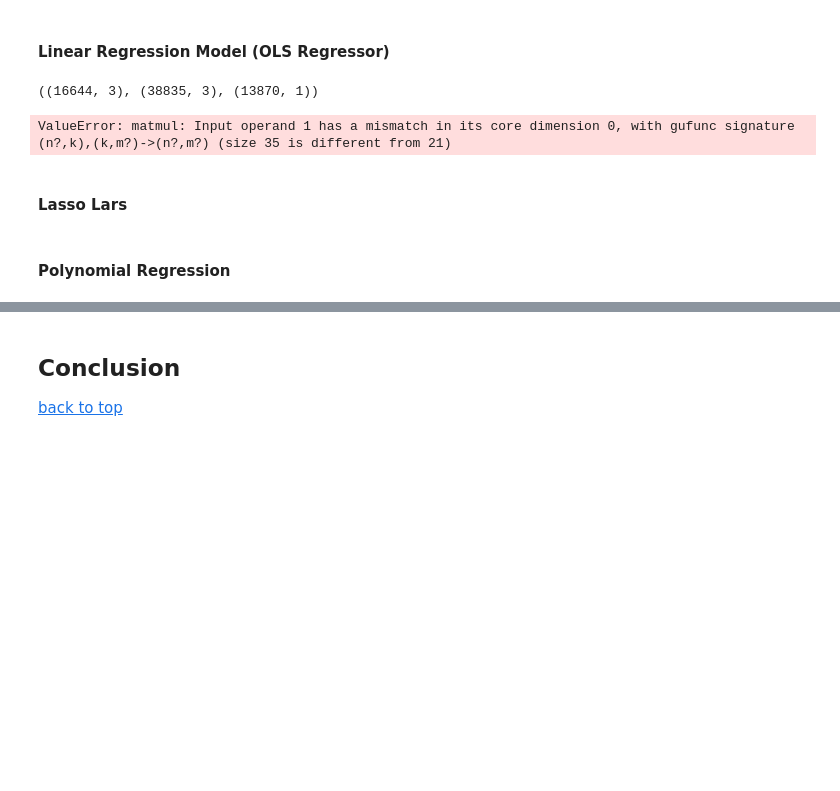
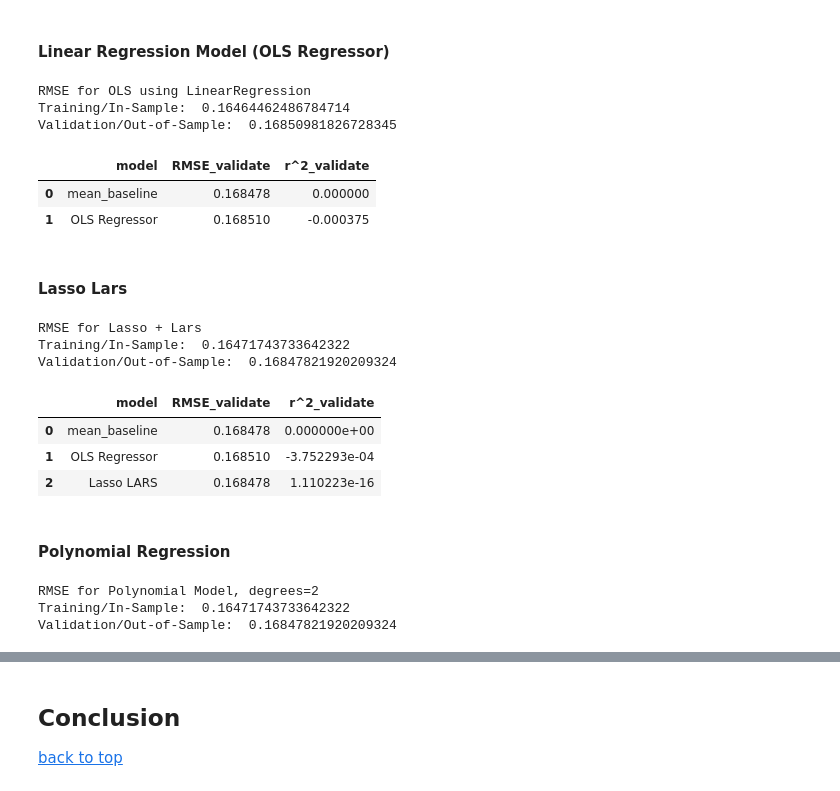
Before and after one commit to B-G-Clustering/zillow-clustering-project, a Jupyter notebook: Final_Notebook.ipynb, the cells around one changed output, grey strips where cells are left out. Drawn from its saved outputs; the diff is of its cells as text; code cells hidden in the pictures; blank space fills up the shorter version.

```diff
--- a/Final_Notebook.ipynb
+++ b/Final_Notebook.ipynb
@@ -866,45 +888,50 @@ metric_df = pd.DataFrame(data=[{
     'r^2_validate': explained_variance_score(y_validate.logerror, y_validate.logerror_pred_mean)}])
 # %% [markdown]
 #### Linear Regression Model (OLS Regressor)
-# %%
-y_validate.shape, y_train.shape, y_test.shape
-# %% [output]
-((16644, 3), (38835, 3), (13870, 1))
+# %%
+# Creating dataframe of cluster_location_1 for modeling
+X_train_cl1 = pd.DataFrame(X_train.cluster_location_1)
+X_validate_cl1 = pd.DataFrame(X_validate.cluster_location_1)
+X_test_cl1 = pd.DataFrame(X_test.cluster_location_1)
 # %%
-# make the thing
-#
+#make the thing
 lm = LinearRegression(normalize=True)
-
 # fit the model to our training data. We must specify the column in y_train,
 # since we have converted it to a dataframe from a series!
 
-lm.fit(X_train, y_train.logerror)
+lm.fit(X_train_cl1, y_train.logerror)
 
 # predict train
 #
 # use the thing!
 #
-y_train['logerror_pred_lm'] = lm.predict(X_train)
+y_train['logerror_pred_lm'] = lm.predict(X_train_cl1)
 
 # evaluate: rmse
 rmse_train = mean_squared_error(y_train.logerror, y_train.logerror_pred_lm) ** (1/2)
 
 # predict validate
-y_validate['logerror_pred_lm'] = lm.predict(X_validate)
+y_validate['logerror_pred_lm'] = lm.predict(X_validate_cl1)
 
 # evaluate: rmse
-rmse_validate = mean_squared_error(y_validate.logerror, y_validate.logerror_pred_lm) ** (1/2)
+rmse_validate_ols = mean_squared_error(y_validate.logerror, y_validate.logerror_pred_lm) ** (1/2)
 
 print("RMSE for OLS using LinearRegression\nTraining/In-Sample: ", rmse_train,
-      "\nValidation/Out-of-Sample: ", rmse_validate)
+      "\nValidation/Out-of-Sample: ", rmse_validate_ols)
 # %% [output]
-ValueError: matmul: Input operand 1 has a mismatch in its core dimension 0, with gufunc signature (n?,k),(k,m?)->(n?,m?) (size 35 is different from 21)
+RMSE for OLS using LinearRegression
+Training/In-Sample:  0.16464462486784714
+Validation/Out-of-Sample:  0.16850981826728345
 # %%
 metric_df = metric_df.append({
     'model': 'OLS Regressor',
-    'RMSE_validate': rmse_validate,
+    'RMSE_validate': rmse_validate_ols,
     'r^2_validate': explained_variance_score(y_validate.logerror, y_validate.logerror_pred_lm)}, ignore_index=True)
 metric_df
+# %% [output]
+|  | model | RMSE_validate | r^2_validate |
+| 0 | mean_baseline | 0.168478 | 0.000000 |
+| 1 | OLS Regressor | 0.168510 | -0.000375 |
 # %% [markdown]
 #### Lasso Lars
 # %%
@@ -913,28 +940,37 @@ lars = LassoLars(alpha=1)
 
 # fit the model to our training data. We must specify the column in y_train,
 # since we have converted it to a dataframe from a series!
-lars.fit(X_train_scaled, y_train.logerror)
+lars.fit(X_train_cl1, y_train.logerror)
 
 # predict train
-y_train['logerror_pred_lars'] = lars.predict(X_train_scaled)
+y_train['logerror_pred_lars'] = lars.predict(X_train_cl1)
 
 # evaluate: rmse
 rmse_train = mean_squared_error(y_train.logerror, y_train.logerror_pred_lars) ** (1/2)
 
 # predict validate
-y_validate['logerror_pred_lars'] = lars.predict(X_validate_scaled)
+y_validate['logerror_pred_lars'] = lars.predict(X_validate_cl1)
 
 # evaluate: rmse
-rmse_validate = mean_squared_error(y_validate.logerror, y_validate.logerror_pred_lars) ** (1/2)
+rmse_validate_lars = mean_squared_error(y_validate.logerror, y_validate.logerror_pred_lars) ** (1/2)
 
 print("RMSE for Lasso + Lars\nTraining/In-Sample: ", rmse_train,
-      "\nValidation/Out-of-Sample: ", rmse_validate)
+      "\nValidation/Out-of-Sample: ", rmse_validate_lars)
+# %% [output]
+RMSE for Lasso + Lars
+Training/In-Sample:  0.16471743733642322
+Validation/Out-of-Sample:  0.16847821920209324
 # %%
 metric_df = metric_df.append({
-    'model': 'Lasso Lars',
-    'RMSE_validate': rmse_validate,
-    'r^2_validate': explained_variance_score(y_validate.logerror, y_validate.logerror_pred_lm)}, ignore_index=True)
+    'model': 'Lasso LARS',
+    'RMSE_validate': rmse_validate_lars,
+    'r^2_validate': explained_variance_score(y_validate.logerror, y_validate.logerror_pred_lars)}, ignore_index=True)
 metric_df
+# %% [output]
+|  | model | RMSE_validate | r^2_validate |
+| 0 | mean_baseline | 0.168478 | 0.000000e+00 |
+| 1 | OLS Regressor | 0.168510 | -3.752293e-04 |
+| 2 | Lasso LARS | 0.168478 | 1.110223e-16 |
 # %% [markdown]
 #### Polynomial Regression
 # %%
@@ -943,33 +979,37 @@ from sklearn.preprocessing import PolynomialFeatures
 pf = PolynomialFeatures(degree=2)
 
 # fit and transform X_train_scaled
-X_train_degree = pf.fit_transform(X_train_scaled)
+X_train_degree = pf.fit_transform(X_train_cl1)
 
 # transform X_validate_scaled & X_test_scaled
-X_validate_degree = pf.transform(X_validate_scaled)
-X_test_degree =  pf.transform(X_test_scaled)
+X_validate_degree = pf.transform(X_validate_cl1)
+X_test_degree =  pf.transform(X_test_cl1)
 
 # create the model object
 lm2 = LinearRegression(normalize=True)
 
 # fit the model to our training data. We must specify the column in y_train,
 # since we have converted it to a dataframe from a series!
-lm2.fit(X_train_scaled, y_train.logerror)
+lm2.fit(X_train_cl1, y_train.logerror)
 
 # predict train
-y_train['logerror_pred_lm2'] = lm2.predict(X_train_scaled)
+y_train['logerror_pred_lm2'] = lm2.predict(X_train_cl1)
 
 # evaluate: rmse
-rmse_train = mean_squared_error(y_train.logerror, y_train.logerror_pred_lm2) ** (1/2)
+rmse_train_lm2 = mean_squared_error(y_train.logerror, y_train.logerror_pred_lm2) ** (1/2)
 
 # predict validate
-y_validate['logerror_pred_lm2'] = lm2.predict(X_validate_scaled)
+y_validate['logerror_pred_lm2'] = lm2.predict(X_validate_cl1)
 
 # evaluate: rmse
-rmse_validate = mean_squared_error(y_validate.logerror, y_validate.logerror_pred_lm2)
+rmse_validate_lm2 = mean_squared_error(y_validate.logerror, y_validate.logerror_pred_lm2)
 
 print("RMSE for Polynomial Model, degrees=2\nTraining/In-Sample: ", rmse_train,
       "\nValidation/Out-of-Sample: ", rmse_validate)
+# %% [output]
+RMSE for Polynomial Model, degrees=2
+Training/In-Sample:  0.16471743733642322
+Validation/Out-of-Sample:  0.16847821920209324
 # %%
 metric_df = metric_df.append({
     'model': 'Quadratic Model',
```
Also changed, not shown: parts of 59 cells of this notebook.
